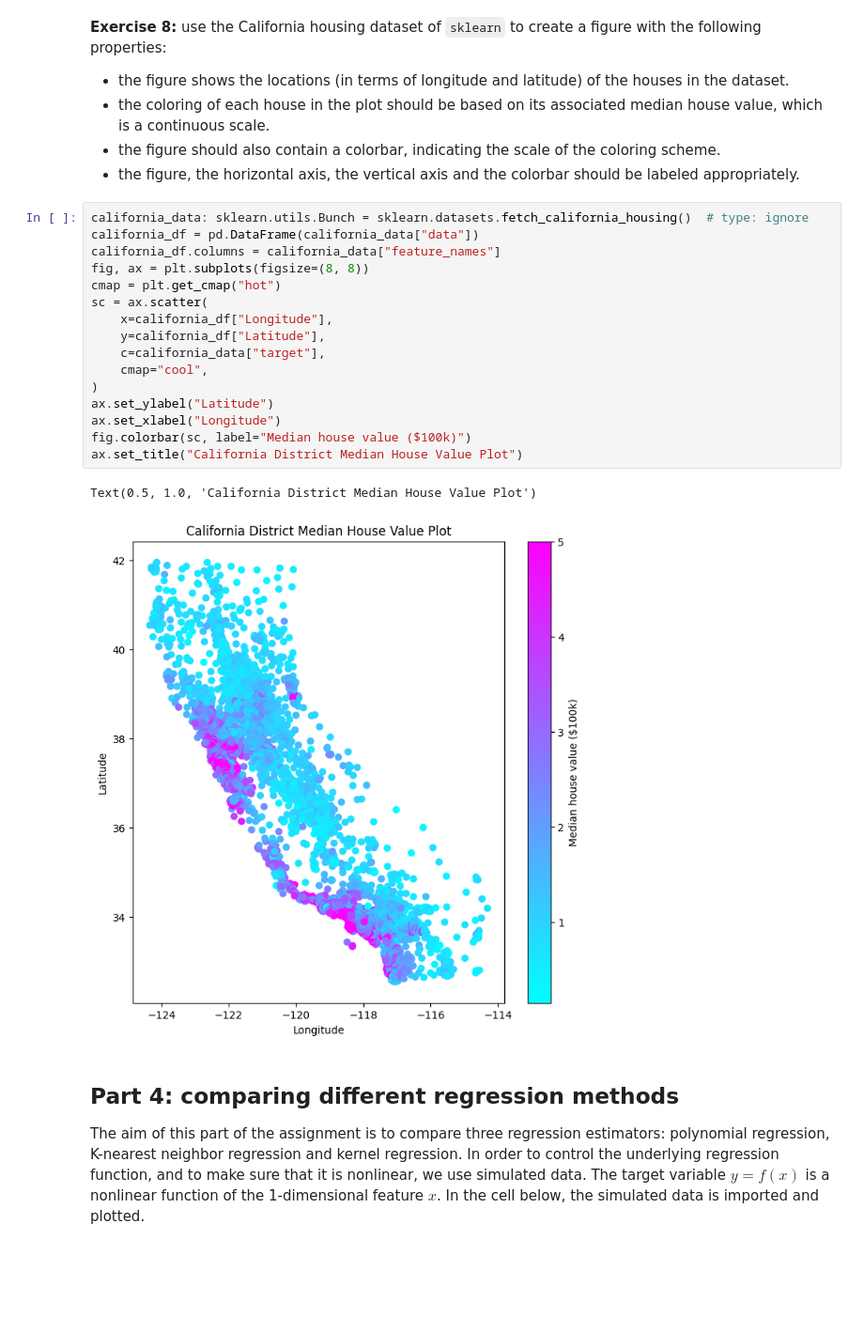
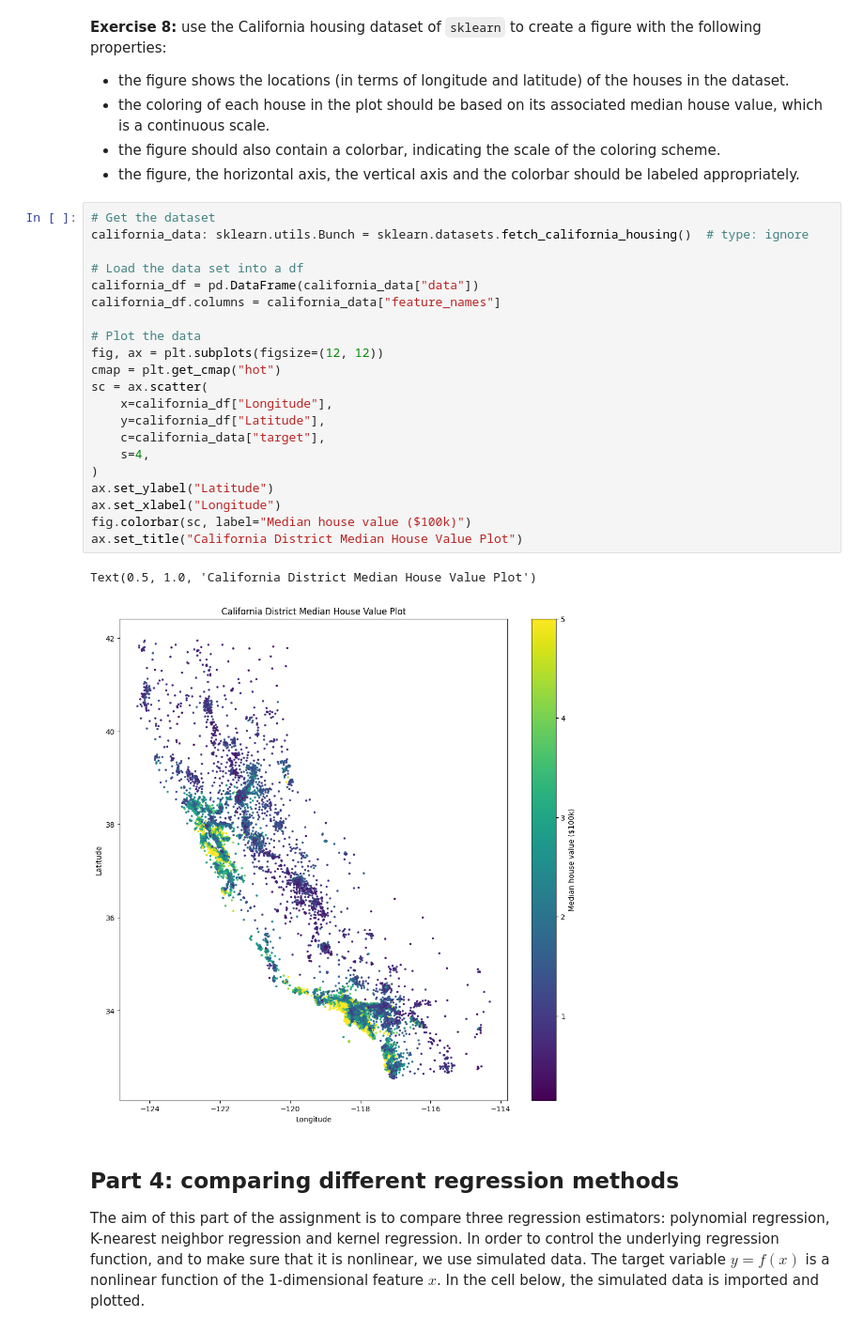
Before and after one commit to AlbinLind/Data-Science-Methodology, a Jupyter notebook: week 1/DSM_assignment1.ipynb, the cells around one changed output. Shown at 94% size. Drawn from its saved outputs; the diff is of its cells as text; blank space fills up the shorter version.

```diff
--- a/week 1/DSM_assignment1.ipynb
+++ b/week 1/DSM_assignment1.ipynb
@@ -269,24 +269,29 @@ Name: mentions, dtype: object
 - the figure should also contain a colorbar, indicating the scale of the coloring scheme.
 - the figure, the horizontal axis, the vertical axis and the colorbar should be labeled appropriately.
 # %%
+# Get the dataset
 california_data: sklearn.utils.Bunch = sklearn.datasets.fetch_california_housing()  # type: ignore
+
+# Load the data set into a df
 california_df = pd.DataFrame(california_data["data"])
 california_df.columns = california_data["feature_names"]
-fig, ax = plt.subplots(figsize=(8, 8))
+
+# Plot the data
+fig, ax = plt.subplots(figsize=(12, 12))
 cmap = plt.get_cmap("hot")
 sc = ax.scatter(
     x=california_df["Longitude"],
     y=california_df["Latitude"],
     c=california_data["target"],
-    cmap="cool",
+    s=4,
 )
 ax.set_ylabel("Latitude")
 ax.set_xlabel("Longitude")
 fig.colorbar(sc, label="Median house value ($100k)")
 ax.set_title("California District Median House Value Plot")
 # %% [output]
 Text(0.5, 1.0, 'California District Median House Value Plot')
-[figure, old version]
+[figure, new version]
 # %% [markdown]
 ## Part 4: comparing different regression methods
 
```
Also changed, not shown: parts of 13 cells of this notebook, 1 other file.
